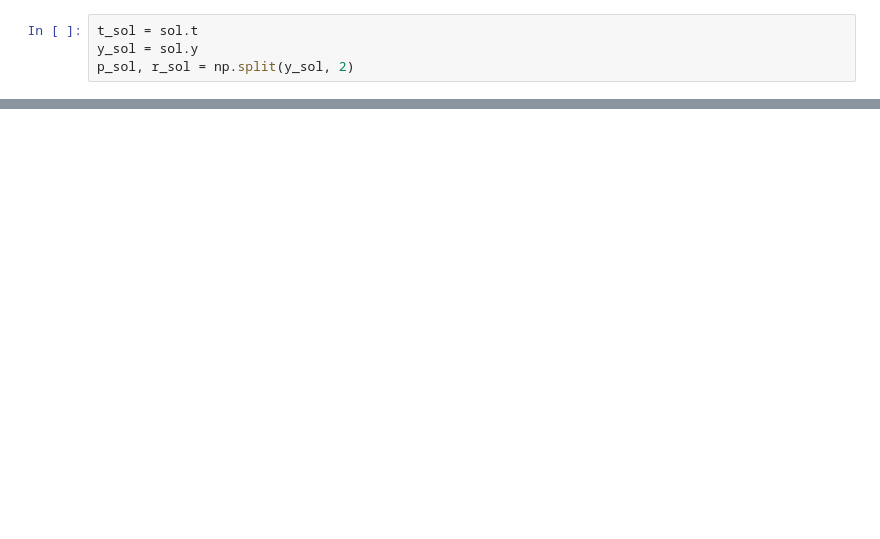
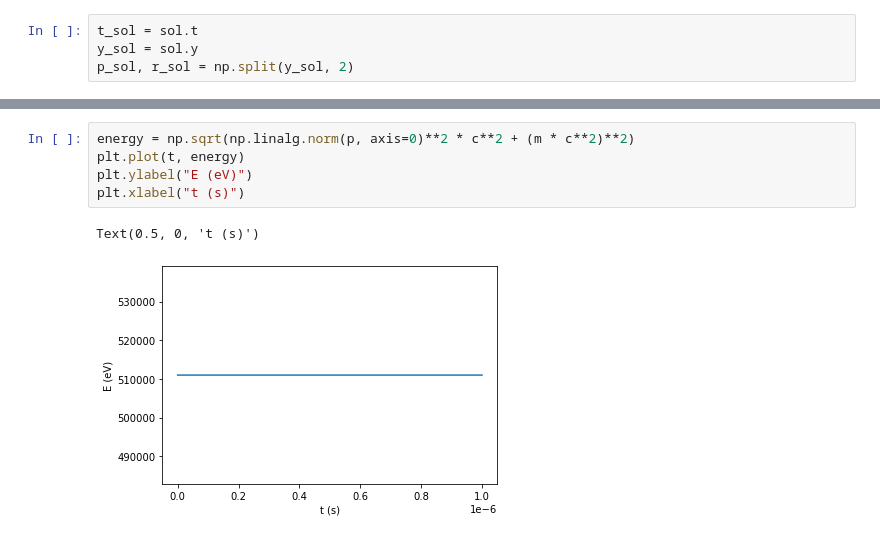
Before and after one commit to jvonk/CRES, a Jupyter notebook: Particle Motion.ipynb, the cells around one changed output, grey strips where cells are left out. Drawn from its saved outputs; the diff is of its cells as text; blank space fills up the shorter version.

```diff
--- a/Particle Motion.ipynb
+++ b/Particle Motion.ipynb
@@ -91,3 +119,11 @@ plot3D(axs[1], r, t, "r_", " (m)")
+# %%
+energy = np.sqrt(np.linalg.norm(p, axis=0)**2 * c**2 + (m * c**2)**2)
+plt.plot(t, energy)
+plt.ylabel("E (eV)")
+plt.xlabel("t (s)")
+# %% [output]
+Text(0.5, 0, 't (s)')
+[figure, added]
 # %%
 plt.plot(t, np.linalg.norm(r_corr[1:], axis=0))
 plt.ylabel("r (m)")
```
Also changed, not shown: parts of 17 cells of this notebook, 2 other files.
